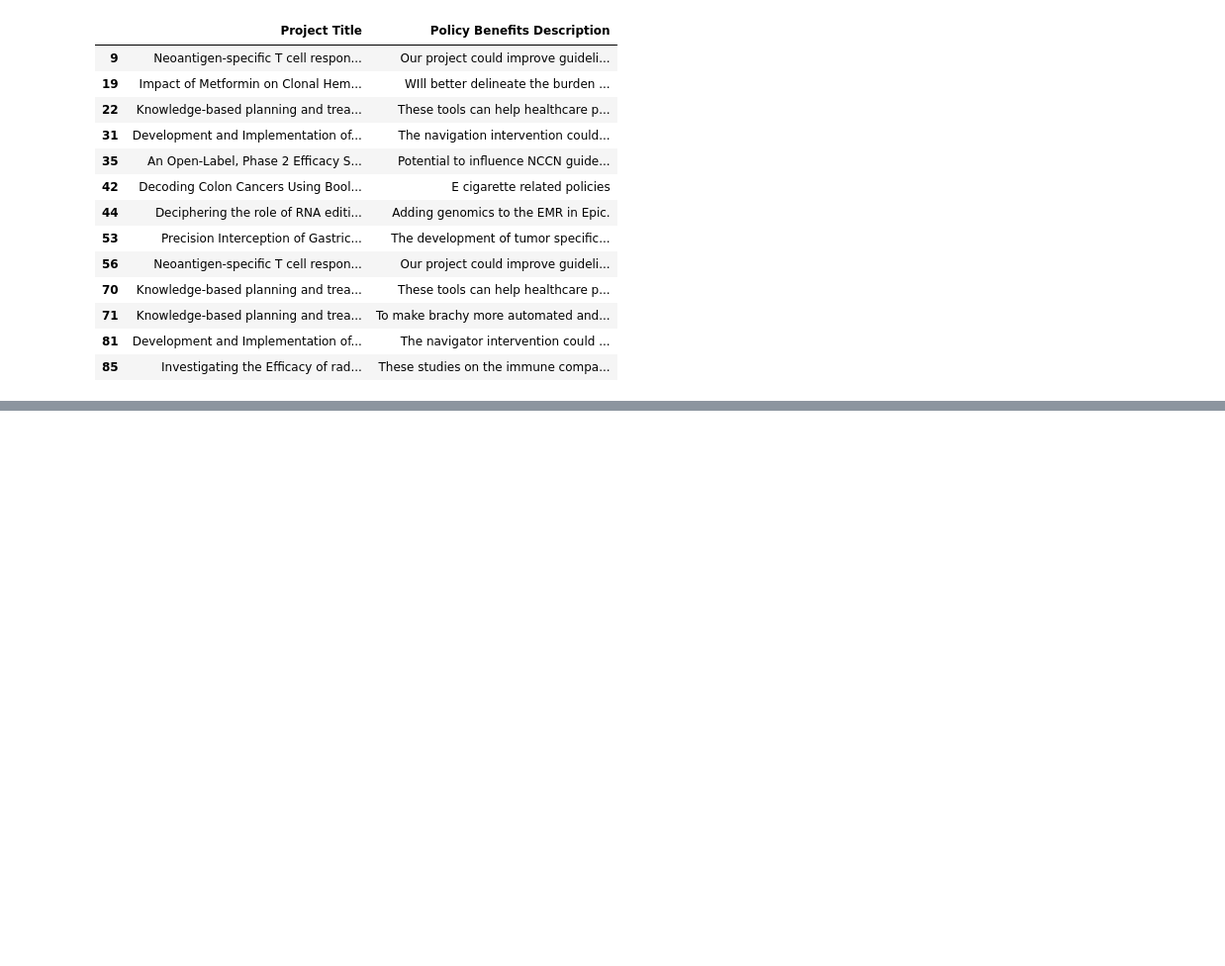
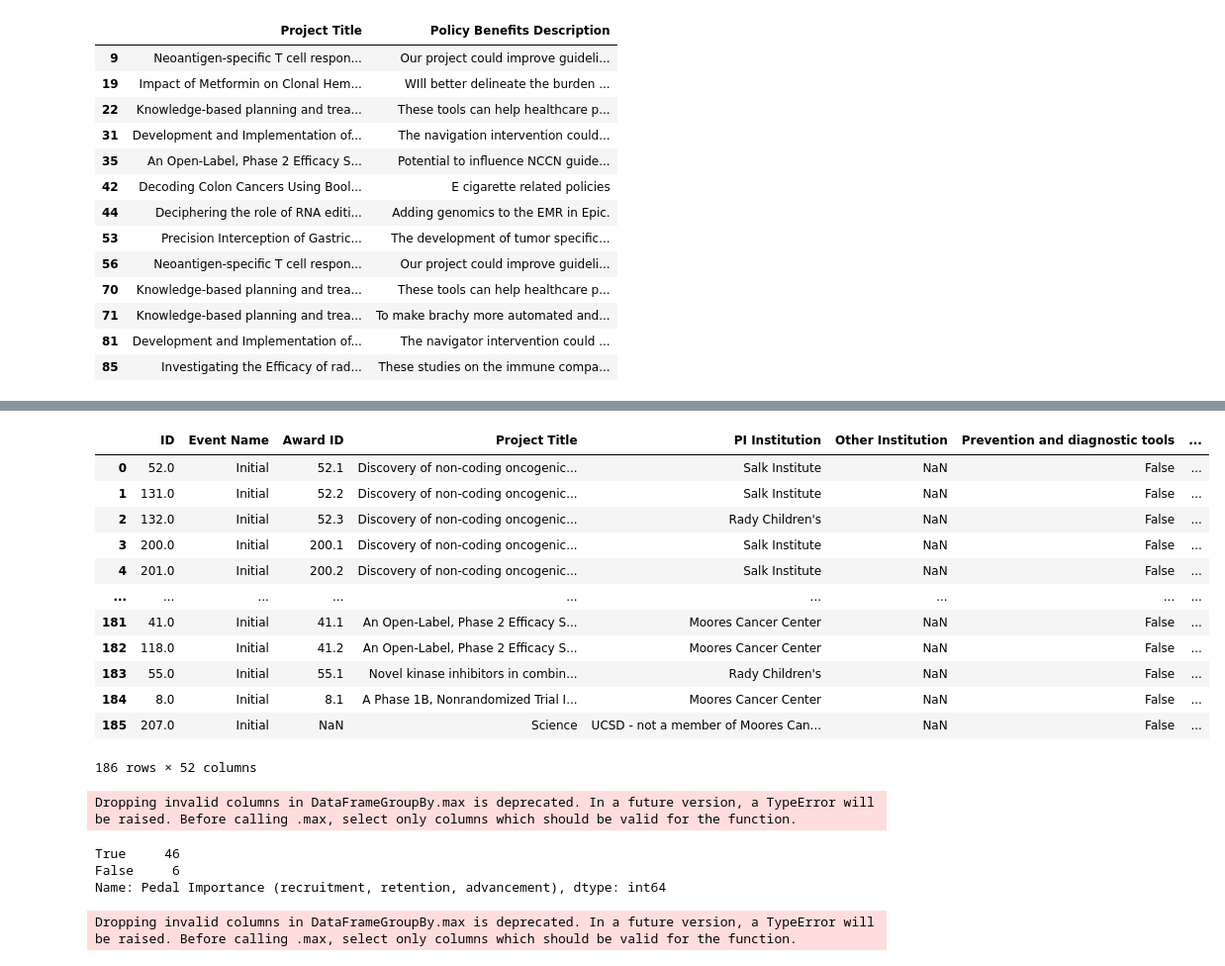
Before and after one commit to lucienqchen/curebound, a Jupyter notebook: curebound/notebooks/phu-diane-data-analysis.ipynb, the cells around one changed output, grey strips where cells are left out. Shown: that part at 99% size. Drawn from its saved outputs; the diff is of its cells as text; code cells hidden in the pictures; blank space fills up the shorter version.

Commit message:
finished awards analysis

```diff
--- a/curebound/notebooks/phu-diane-data-analysis.ipynb
+++ b/curebound/notebooks/phu-diane-data-analysis.ipynb
@@ -916,0 +933,2 @@ pr[~pr['Policy Benefits Description'].isna()][['Project Title', 'Policy Benefits
+# %%
+pd.set_option('display.max_rows', 10)
@@ -916,0 +949,32 @@ pr[~pr['Policy Benefits Description'].isna()][['Project Title', 'Policy Benefits
+# %%
+roi_adj['Pedal Importance (recruitment, retention, advancement)'] = \
+    roi_adj['Pedal Importance (recruitment, retention, advancement)'].replace(
+        {'Yes': True, 'No': False}
+    )
+# %%
+roi_adj
+# %% [output]
+|  | ID | Event Name | Award ID | Project Title | PI Institution | Other Institution | Prevention and diagnostic tools | ... |
+| 0 | 52.0 | Initial | 52.1 | Discovery of non-coding oncogenic... | Salk Institute | NaN | False | ... |
+| 1 | 131.0 | Initial | 52.2 | Discovery of non-coding oncogenic... | Salk Institute | NaN | False | ... |
+| 2 | 132.0 | Initial | 52.3 | Discovery of non-coding oncogenic... | Rady Children's | NaN | False | ... |
+| 3 | 200.0 | Initial | 200.1 | Discovery of non-coding oncogenic... | Salk Institute | NaN | False | ... |
+| 4 | 201.0 | Initial | 200.2 | Discovery of non-coding oncogenic... | Salk Institute | NaN | False | ... |
+| ... | ... | ... | ... | ... | ... | ... | ... | ... |
+| 181 | 41.0 | Initial | 41.1 | An Open-Label, Phase 2 Efficacy S... | Moores Cancer Center | NaN | False | ... |
+| 182 | 118.0 | Initial | 41.2 | An Open-Label, Phase 2 Efficacy S... | Moores Cancer Center | NaN | False | ... |
+| 183 | 55.0 | Initial | 55.1 | Novel kinase inhibitors in combin... | Rady Children's | NaN | False | ... |
+| 184 | 8.0 | Initial | 8.1 | A Phase 1B, Nonrandomized Trial I... | Moores Cancer Center | NaN | False | ... |
+| 185 | 207.0 | Initial | NaN | Science | UCSD - not a member of Moores Can... | NaN | False | ... |
+186 rows × 52 columns
+# %%
+roi_adj.groupby('Project Title').max()['Pedal Importance (recruitment, retention, advancement)'].value_counts()
+# %% [output]
+Dropping invalid columns in DataFrameGroupBy.max is deprecated. In a future version, a TypeError will be raised. Before calling .max, select only columns which should be valid for the function.
+True     46
+False     6
+Name: Pedal Importance (recruitment, retention, advancement), dtype: int64
+# %%
+pedal_importance_status = roi_adj.groupby('Project Title').max()['Pedal Importance (recruitment, retention, advancement)']
+# %% [output]
+Dropping invalid columns in DataFrameGroupBy.max is deprecated. In a future version, a TypeError will be raised. Before calling .max, select only columns which should be valid for the function.
```
Also changed, not shown: parts of 28 cells of this notebook, 4 other files.
